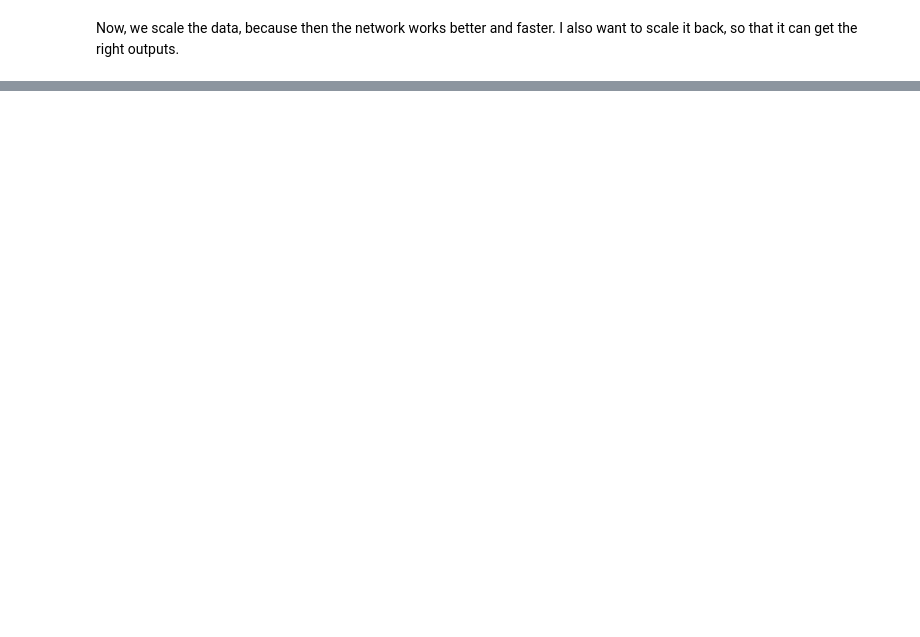
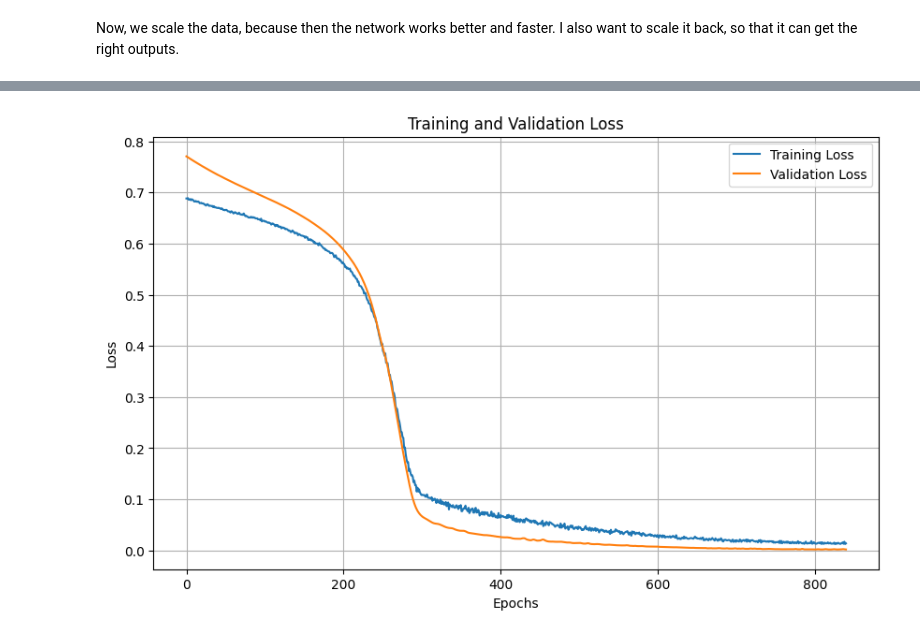
Before and after one commit to alexamirejibi/laser-prediction, a Jupyter notebook: Testing.ipynb, the cells around one changed output, grey strips where cells are left out. Saved outputs shown, nothing was run; the diff lists cells and outputs as text; code cells hidden in the pictures; blank space fills up the shorter version.

```diff
--- a/Testing.ipynb
+++ b/Testing.ipynb
@@ -384,0 +187,77 @@ plt.show()
+# %%
+device = torch.device('cuda' if torch.cuda.is_available() else 'mps')
+model = LSTMModel(hidden_size=64, num_layers=1, dropout=0.1).to(device)
+criterion = nn.MSELoss()
+optimizer = torch.optim.Adam(model.parameters(), lr=0.0001)
+
+# training loop with early stopping
+num_epochs = 1000
+train_losses, val_losses = [], []
+best_val_loss = float('inf')
+best_model_state = None
+best_epoch = -1
+patience = 20  # number of epochs to wait for improvement
+counter = 0  # counter for patience
+
+for epoch in range(num_epochs):
+    # train
+    model.train()
+    train_loss = 0
+    for X_batch, y_batch in train_loader:
+        X_batch, y_batch = X_batch.to(device), y_batch.to(device)
+        optimizer.zero_grad()
+        output = model(X_batch)
+        loss = criterion(output.squeeze(), y_batch.squeeze())
+        loss.backward()
+        optimizer.step()
+        train_loss += loss.item()
+
+    # validation loop
+    model.eval()
+    val_loss = 0
+    with torch.no_grad():
+        for X_batch, y_batch in val_loader:
+            X_batch, y_batch = X_batch.to(device), y_batch.to(device)
+            output = model(X_batch)
+            loss = criterion(output.squeeze(), y_batch.squeeze())
+            val_loss += loss.item()
+
+    # record losses
+    train_loss /= len(train_loader)
+    val_loss /= len(val_loader)
+    train_losses.append(train_loss)
+    val_losses.append(val_loss)
+
+    # save the best model and check for early stopping
+    if val_loss < best_val_loss:
+        best_epoch = epoch
+        best_val_loss = val_loss
+        best_model_state = model.state_dict().copy()
+        counter = 0  # reset counter
+        if epoch % 10 == 0:
+            print(f"Epoch {epoch+1}/{num_epochs} - Train Loss: {train_loss:.4f} - Val Loss: {val_loss:.4f} (Best Model Saved)")
+    else:
+        counter += 1  # increment counter
+        if epoch % 10 == 0:
+            print(f"Epoch {epoch+1}/{num_epochs} - Train Loss: {train_loss:.4f} - Val Loss: {val_loss:.4f}")
+
+    # early stopping check
+    if counter >= patience:
+        print(f"Early stopping triggered after {epoch+1} epochs")
+        break
+
+# load best model
+model.load_state_dict(best_model_state)
+print(f"Best validation loss: {best_val_loss:.4f} for epoch {best_epoch}")
+
+## plot losses
+plt.figure(figsize=(10, 6))
+plt.plot(train_losses, label='Training Loss')
+plt.plot(val_losses, label='Validation Loss')
+plt.xlabel('Epochs')
+plt.ylabel('Loss')
+plt.title('Training and Validation Loss')
+plt.legend()
+plt.grid(True)
+plt.show()
+# %% [output]
@@ -384,0 +281 @@ plt.show()
+[figure, added]
```
Also changed, not shown: parts of 10 cells of this notebook.
